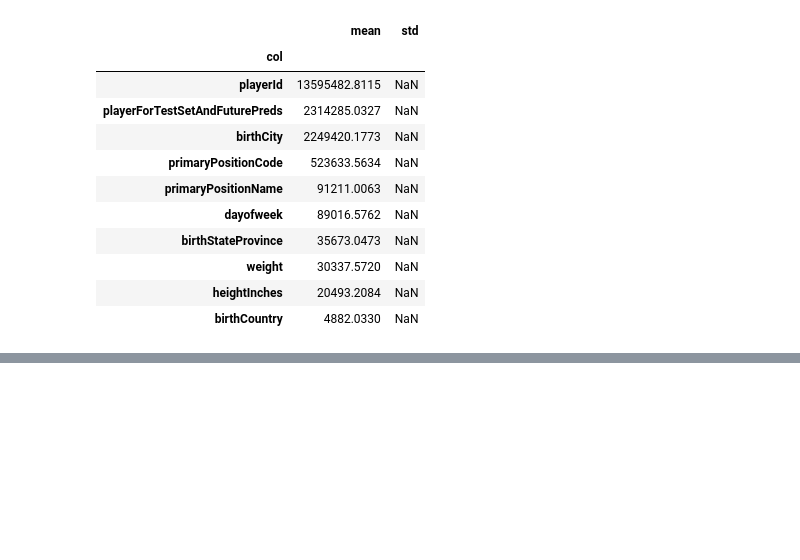
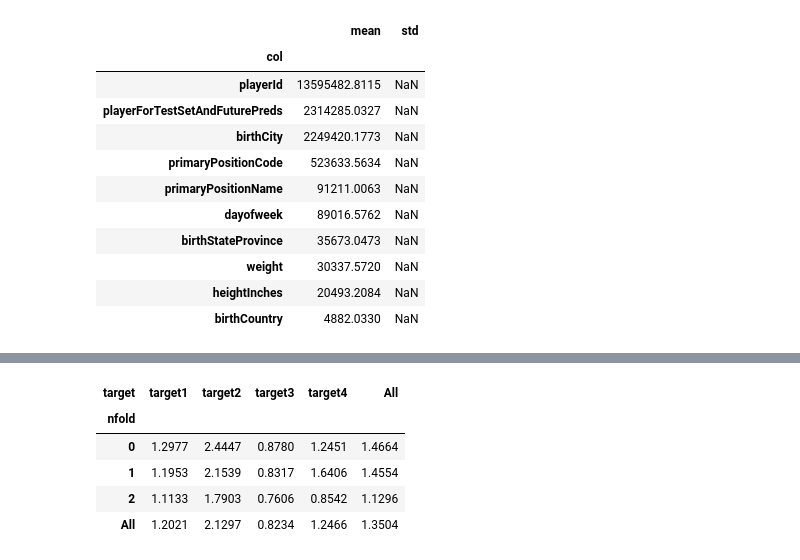
Before and after one commit to nanaseven777/Kaggle, a Jupyter notebook: mlbplayer-digital-engagement.ipynb, the cells around one changed output, grey strips where cells are left out. Saved outputs shown, nothing was run; the diff lists cells and outputs as text; code cells hidden in the pictures; blank space fills up the shorter version.

```diff
--- a/mlbplayer-digital-engagement.ipynb
+++ b/mlbplayer-digital-engagement.ipynb
@@ -436,7 +436,7 @@ def train_lgb(input_x,
             #重要度の取得
             tmp_imp = pd.DataFrame({"col":x_tr.columns,"imp":model.feature_importances_,
                        "target":target,"nfold":nfold})
-            df_imp = pd.concat([df_imp,tmp_imp],axis=0,ignore_index=True
+            df_imp = pd.concat([df_imp,tmp_imp],axis=0,ignore_index=True)
 
 
     print("-"*20,"result","-"*20)
@@ -453,3 +453,27 @@ def train_lgb(input_x,
     df_valid_pred_all = df_valid_pred_all.reset_index(drop=False)
 
     return df_valid_pred_all, df_metrics, df_imp
+# %%
+#モデルを学習
+params = {
+    'boosting_type':'gbdt',
+    'objective':'regression_l1',
+    'metric':'mean_absolute_error',
+    'learning_rate':0.05,
+    'num_leaves':32,
+    'subsample':0.7,
+    'subsample_freq':1,
+    'feature_fraction':0.8,
+    'min_data_in_leaf':50,
+    'min_sum_hessian_in_leaf':50,
+    'n_estimators':1000,
+    "random_state":123,
+    "importance_type":"gain",
+}
+
+df_valid_pred,df_metrics,df_imp = train_lgb(x_train,
+                                           y_train,
+                                           id_train,
+                                           params,
+                                           list_nfold=[0,1,2],
+                                           mode_train="train")
@@ -455,0 +498,10 @@ def train_lgb(input_x,
+# %%
+display(pd.pivot_table(df_metrics,index="nfold",columns="target",values="mae",
+       aggfunc=np.mean,margins=True))
+# %% [output]
+| target | target1 | target2 | target3 | target4 | All |
+| nfold |  |  |  |  |  |
+| 0 | 1.2977 | 2.4447 | 0.8780 | 1.2451 | 1.4664 |
+| 1 | 1.1953 | 2.1539 | 0.8317 | 1.6406 | 1.4554 |
+| 2 | 1.1133 | 1.7903 | 0.7606 | 0.8542 | 1.1296 |
+| All | 1.2021 | 2.1297 | 0.8234 | 1.2466 | 1.3504 |
```
Also changed, not shown: parts of 24 cells of this notebook.
